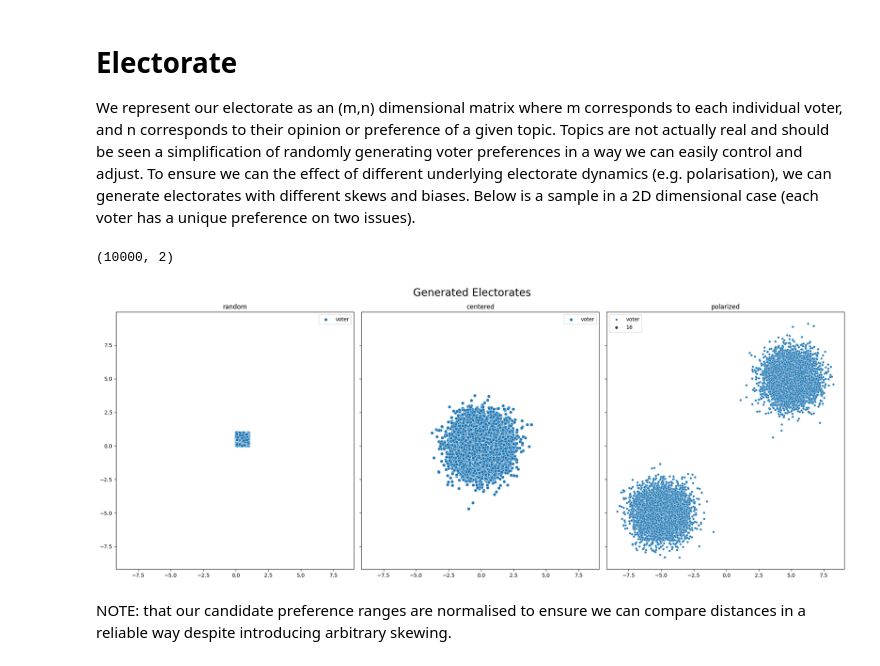
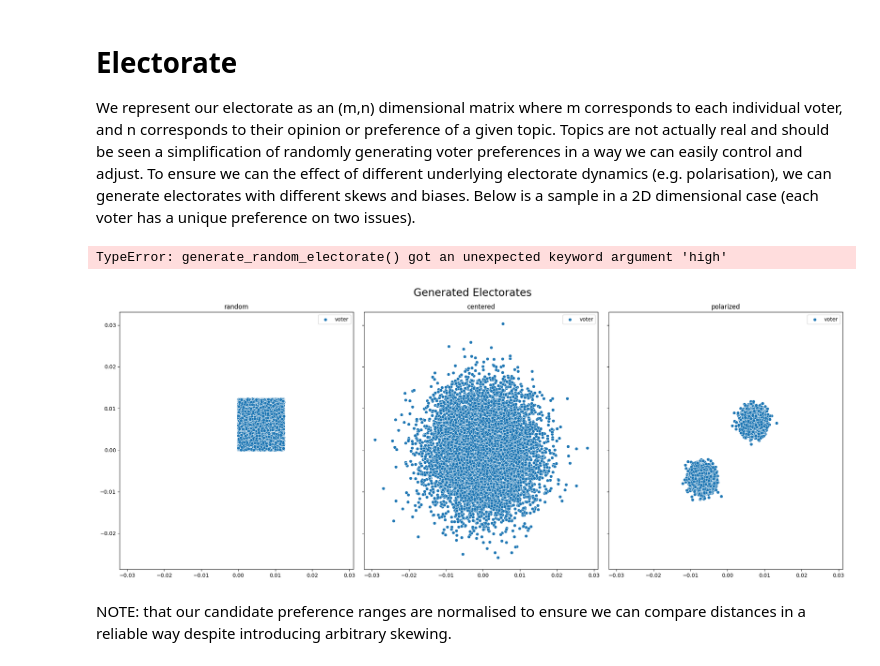
Before and after one commit to Expan75/complex-simulation-project, a Jupyter notebook: experiments.ipynb, the cells around one changed output. Cells and saved outputs as stored; diff of their text form; code cells hidden in the pictures.

Commit message:
much better k-polar electorate generation

```diff
--- a/experiments.ipynb
+++ b/experiments.ipynb
@@ -14,32 +14,33 @@ from src.vsim.simulation import VotingSimulator
 
 We represent our electorate as an (m,n) dimensional matrix where m corresponds to each individual voter, and n corresponds to their opinion or preference of a given topic. Topics are not actually real and should be seen a simplification of randomly generating voter preferences in a way we can easily control and adjust. To ensure we can the effect of different underlying electorate dynamics (e.g. polarisation), we can generate electorates with different skews and biases. Below is a sample in a 2D dimensional case (each voter has a unique preference on two issues).
 # %%
-electorate.generate_random_electorate(POPULATION_SIZE, ISSUES).shape
+electorate.generate_random_electorate(POPULATION_SIZE, ISSUES, high=2)
 # %% [output]
-(10000, 2)
+TypeError: generate_random_electorate() got an unexpected keyword argument 'high'
 # %%
+from src.vsim import electorate
+
 ISSUES = 2
 POPULATION_SIZE = 10_000
 
-random = electorate.generate_random_electorate(POPULATION_SIZE, ISSUES)
-centered = electorate.generate_centered_electorate(POPULATION_SIZE, ISSUES)
-polarized = electorate.generate_polarized_electorate(POPULATION_SIZE, ISSUES)
+random = electorate.setup_electorate(POPULATION_SIZE, ISSUES, scenario="random")
+centered = electorate.setup_electorate(POPULATION_SIZE, ISSUES, scenario="centered")
+polarized = electorate.setup_electorate(POPULATION_SIZE, ISSUES, scenario="polarized")
 
 fig, (ax1, ax2, ax3) = plt.subplots(1,3, sharey=True, sharex=True, tight_layout=True, figsize=(20, 8))
 sns.scatterplot(x=random[:, 0], y=random[:, 1], ax=ax1, label="voter")
 ax1.set_title("random")
 
 sns.scatterplot(x=centered[:, 0], y=centered[:, 1], ax=ax2, label="voter")
 ax2.set_title("centered")
 
 sns.scatterplot(x=polarized[:, 0], y=polarized[:, 1], ax=ax3, label="voter")
 ax3.set_title("polarized")
 
 fig.suptitle("Generated Electorates", fontsize=20)
-
 plt.show()
 # %% [output]
-[figure, old version]
+[figure, new version]
 # %% [markdown]
 NOTE: that our candidate preference ranges are normalised to ensure we can compare distances in a reliable way despite introducing arbitrary skewing.
 # %% [markdown]
```
Also changed, not shown: 1 other file.
